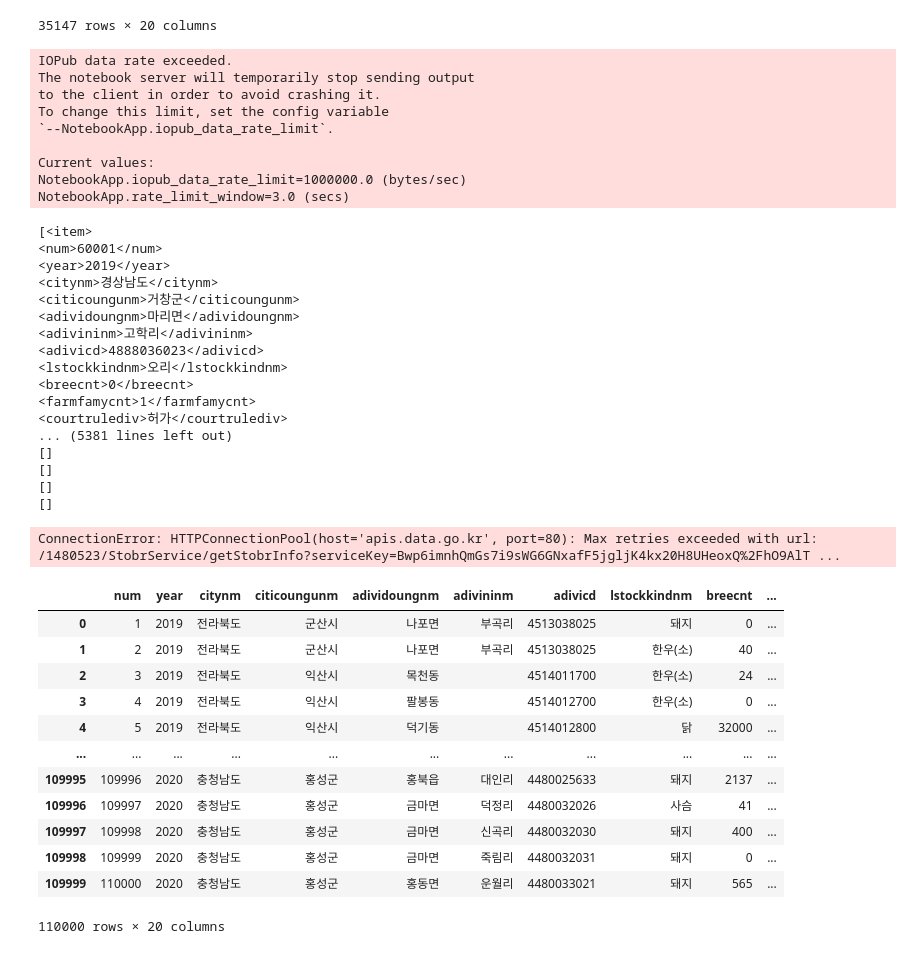
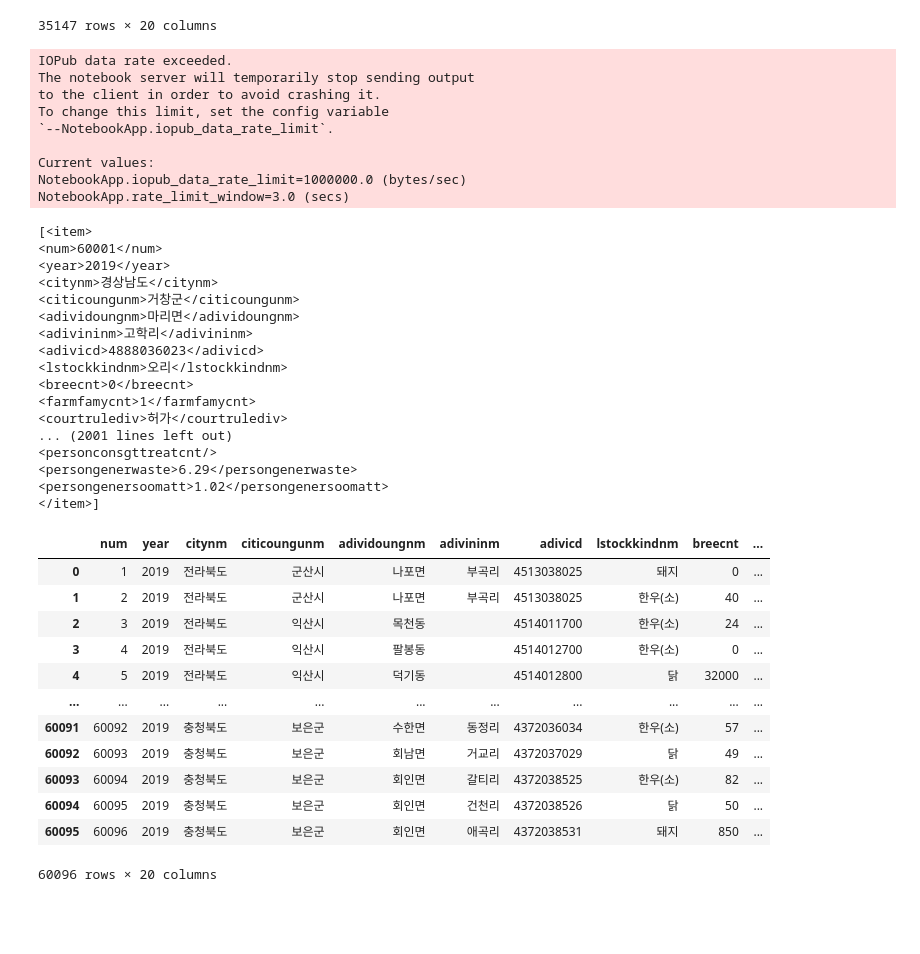
Before and after one commit to CodingDataAnalysis/BigDataContest_2023, a Jupyter notebook: ParkSungHyuk/23_06_14/전국오염원조사.ipynb, the cells around one changed output. Cells and saved outputs as stored; diff of their text form; code cells hidden in the pictures; blank space fills up the shorter version.

```diff
--- a/ParkSungHyuk/23_06_14/전국오염원조사.ipynb
+++ b/ParkSungHyuk/23_06_14/전국오염원조사.ipynb
@@ -189,9 +144,9 @@ Index: []
 # %%
-import requests
-
-url = 'http://apis.data.go.kr/1480523/StobrService/getStobrInfo'
-params ={'serviceKey' : 'Bwp6imnhQmGs7i9sWG6GNxafF5jgljK4kx20H8UHeoxQ/hO9AlT071AAC+JjJjE3QsoTLxGijjCx1JKNu8WSuA==', 'numOfRows' : '1000', 'pageNo' : '1', 'resultType' : 'xml', 'startYear' : '2019', 'endYear' : '2022', 'adivi_cd' : '', 'city_nm' : '', 'citicoungu_nm' : '', 'adivi_doung_nm' : '', 'adivi_ni_nm' : '' }
-
-response = requests.get(url, params=params)
-content = response.content
+# import requests
+#
+# url = 'http://apis.data.go.kr/1480523/StobrService/getStobrInfo'
+# params ={'serviceKey' : 'Bwp6imnhQmGs7i9sWG6GNxafF5jgljK4kx20H8UHeoxQ/hO9AlT071AAC+JjJjE3QsoTLxGijjCx1JKNu8WSuA==', 'numOfRows' : '1000', 'pageNo' : '1', 'resultType' : 'xml', 'startYear' : '2019', 'endYear' : '2022', 'adivi_cd' : '', 'city_nm' : '', 'citicoungu_nm' : '', 'adivi_doung_nm' : '', 'adivi_ni_nm' : '' }
+#
+# response = requests.get(url, params=params)
+# content = response.content
 # %%
@@ -330,6 +285,8 @@ url = 'http://apis.data.go.kr/1480523/StobrService/getStobrInfo'
 water_dfs = []
 k = 0
 while True:
+    if k==7:
+        break
     k+=1
 
 
@@ -345,8 +302,6 @@ while True:
 
     response = requests.get(url, params=params)
     content = response.content
-    if not content:
-        break
     xml_obj = bs4.BeautifulSoup(content,'lxml-xml')
     rows = xml_obj.findAll('item')
     print(rows)
@@ -401,29 +356,28 @@ NotebookApp.rate_limit_window=3.0 (secs)
 <breecnt>0</breecnt>
 <farmfamycnt>1</farmfamycnt>
 <courtrulediv>허가</courtrulediv>
-... (5381 lines left out)
-[]
-[]
-[]
-[]
+... (2001 lines left out)
+<personconsgttreatcnt/>
+<persongenerwaste>6.29</persongenerwaste>
+<persongenersoomatt>1.02</persongenersoomatt>
+</item>]
-ConnectionError: HTTPConnectionPool(host='apis.data.go.kr', port=80): Max retries exceeded with url: /1480523/StobrService/getStobrInfo?serviceKey=Bwp6imnhQmGs7i9sWG6GNxafF5jgljK4kx20H8UHeoxQ%2FhO9AlT ...
 # %%
-combined_df = pd.concat(water_dfs, ignore_index=True)
-combined_df
+combined_df_2019 = pd.concat(water_dfs, ignore_index=True)
+combined_df_2019
 # %% [output]
 |  | num | year | citynm | citicoungunm | adividoungnm | adivininm | adivicd | lstockkindnm | breecnt | ... |
 | 0 | 1 | 2019 | 전라북도 | 군산시 | 나포면 | 부곡리 | 4513038025 | 돼지 | 0 | ... |
 | 1 | 2 | 2019 | 전라북도 | 군산시 | 나포면 | 부곡리 | 4513038025 | 한우(소) | 40 | ... |
 | 2 | 3 | 2019 | 전라북도 | 익산시 | 목천동 |  | 4514011700 | 한우(소) | 24 | ... |
 | 3 | 4 | 2019 | 전라북도 | 익산시 | 팔봉동 |  | 4514012700 | 한우(소) | 0 | ... |
 | 4 | 5 | 2019 | 전라북도 | 익산시 | 덕기동 |  | 4514012800 | 닭 | 32000 | ... |
 | ... | ... | ... | ... | ... | ... | ... | ... | ... | ... | ... |
-| 109995 | 109996 | 2020 | 충청남도 | 홍성군 | 홍북읍 | 대인리 | 4480025633 | 돼지 | 2137 | ... |
-| 109996 | 109997 | 2020 | 충청남도 | 홍성군 | 금마면 | 덕정리 | 4480032026 | 사슴 | 41 | ... |
-| 109997 | 109998 | 2020 | 충청남도 | 홍성군 | 금마면 | 신곡리 | 4480032030 | 돼지 | 400 | ... |
-| 109998 | 109999 | 2020 | 충청남도 | 홍성군 | 금마면 | 죽림리 | 4480032031 | 돼지 | 0 | ... |
-| 109999 | 110000 | 2020 | 충청남도 | 홍성군 | 홍동면 | 운월리 | 4480033021 | 돼지 | 565 | ... |
+| 60091 | 60092 | 2019 | 충청북도 | 보은군 | 수한면 | 동정리 | 4372036034 | 한우(소) | 57 | ... |
+| 60092 | 60093 | 2019 | 충청북도 | 보은군 | 회남면 | 거교리 | 4372037029 | 닭 | 49 | ... |
+| 60093 | 60094 | 2019 | 충청북도 | 보은군 | 회인면 | 갈티리 | 4372038525 | 한우(소) | 82 | ... |
+| 60094 | 60095 | 2019 | 충청북도 | 보은군 | 회인면 | 건천리 | 4372038526 | 닭 | 50 | ... |
+| 60095 | 60096 | 2019 | 충청북도 | 보은군 | 회인면 | 애곡리 | 4372038531 | 돼지 | 850 | ... |
-110000 rows × 20 columns
+60096 rows × 20 columns
 # %%
 ### xml을 DataFrame으로 변환하기 ###
 from os import name
```
Also changed, not shown: parts of 19 cells of this notebook, 1 other file.
